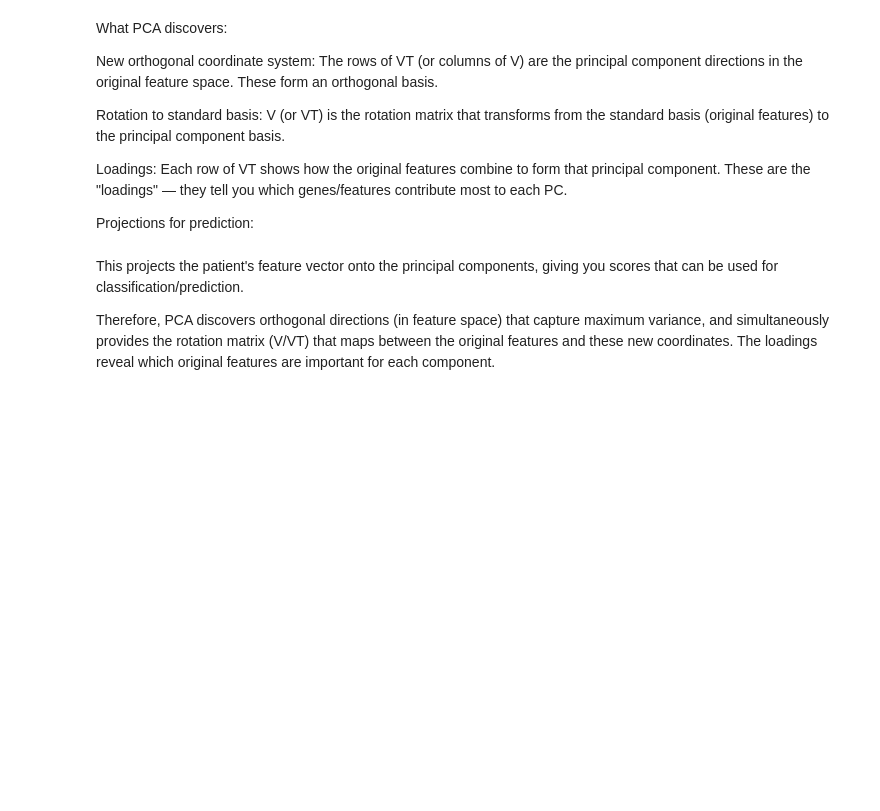
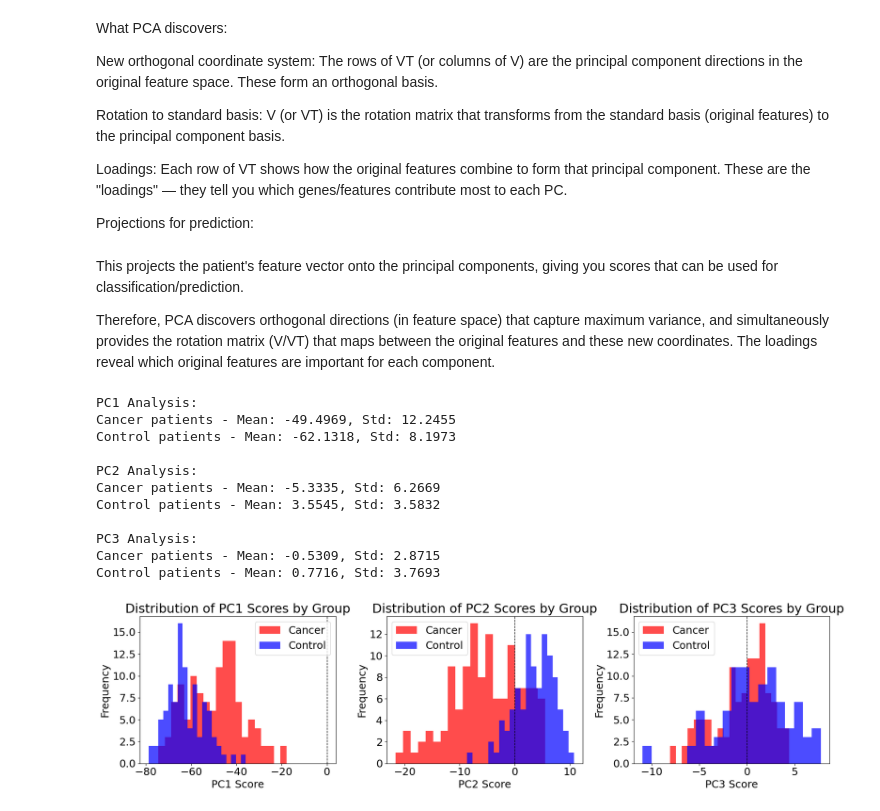
Before and after one commit to lasreeram/datascieng, a Jupyter notebook: pca_ovarian_cancer.ipynb, the cells around one changed output. Cells and saved outputs as stored; diff of their text form; code cells hidden in the pictures; blank space fills up the shorter version.

Commit message:
add control vs cancer bar charts

```diff
--- a/pca_ovarian_cancer.ipynb
+++ b/pca_ovarian_cancer.ipynb
@@ -139,3 +139,60 @@ x = VT[0,:] @ obs[j,:].T  # Project patient j onto PC1
 This projects the patient's feature vector onto the principal components, giving you scores that can be used for classification/prediction.
 
 Therefore, PCA discovers orthogonal directions (in feature space) that capture maximum variance, and simultaneously provides the rotation matrix (V/VT) that maps between the original features and these new coordinates. The loadings reveal which original features are important for each component.
+# %%
+# Cancer patients vs Control patients analysis
+# Cancer patients have a strong PC1 signature, while Control patients do not.
+# The below code calculates the PC1 scores for all patients and compares the distributions.
+
+# Calculate PC1 scores for all patients
+
+# Loop through PC1, PC2, PC3 and create comparative analysis
+fig, axes = plt.subplots(1, 3, figsize=(18, 5))
+
+for i, pc_idx in enumerate([0, 1, 2]):
+    # Calculate PC scores for all patients
+    pc_scores = obs @ VT[pc_idx, :].T
+
+    # Separate scores by group
+    cancer_scores = []
+    control_scores = []
+
+    for j in range(obs.shape[0]):
+        if grp[j] == 'Cancer':
+            cancer_scores.append(pc_scores[j])
+        else:
+            control_scores.append(pc_scores[j])
+
+    cancer_scores = np.array(cancer_scores)
+    control_scores = np.array(control_scores)
+
+    # Print statistics
+    print(f"PC{pc_idx+1} Analysis:")
+    print(f"Cancer patients - Mean: {np.mean(cancer_scores):.4f}, Std: {np.std(cancer_scores):.4f}")
+    print(f"Control patients - Mean: {np.mean(control_scores):.4f}, Std: {np.std(control_scores):.4f}")
+    print()
+
+    # Plot histogram
+    axes[i].hist(cancer_scores, bins=20, alpha=0.7, label='Cancer', color='red')
+    axes[i].hist(control_scores, bins=20, alpha=0.7, label='Control', color='blue')
+    axes[i].set_xlabel(f'PC{pc_idx+1} Score')
+    axes[i].set_ylabel('Frequency')
+    axes[i].set_title(f'Distribution of PC{pc_idx+1} Scores by Group')
+    axes[i].legend()
+    axes[i].axvline(x=0, color='black', linestyle='--', linewidth=1)
+
+plt.tight_layout()
+plt.show()
+# %% [output]
+PC1 Analysis:
+Cancer patients - Mean: -49.4969, Std: 12.2455
+Control patients - Mean: -62.1318, Std: 8.1973
+
+PC2 Analysis:
+Cancer patients - Mean: -5.3335, Std: 6.2669
+Control patients - Mean: 3.5545, Std: 3.5832
+
+PC3 Analysis:
+Cancer patients - Mean: -0.5309, Std: 2.8715
+Control patients - Mean: 0.7716, Std: 3.7693
+[figure, added]
```
